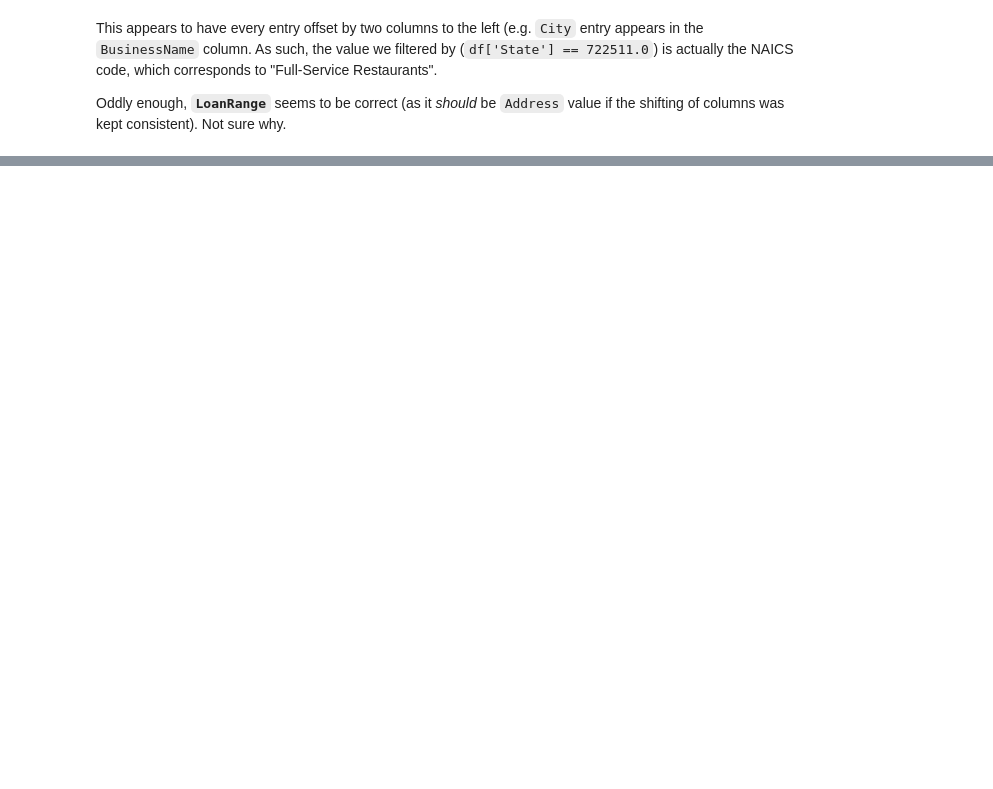
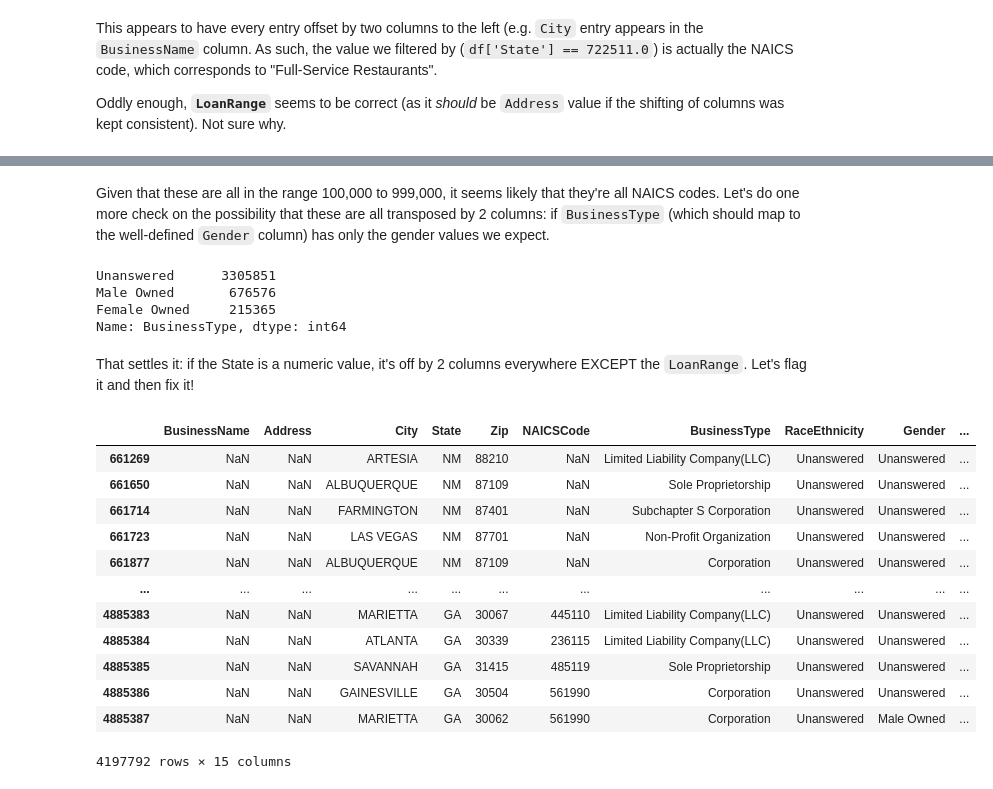
Before and after one commit to jomo06/CARES, a Jupyter notebook: python/notebooks/1.0-DWRM-EDA.ipynb, the cells around one changed output, grey strips where cells are left out. Drawn from its saved outputs; the diff is of its cells as text; code cells hidden in the pictures; blank space fills up the shorter version.

```diff
--- a/python/notebooks/1.0-DWRM-EDA.ipynb
+++ b/python/notebooks/1.0-DWRM-EDA.ipynb
@@ -332,0 +359,4 @@ Oddly enough, **`LoanRange`** seems to be correct (as it *should* be `Address` v
+# %%
+# Are all of the numeric entries in the 1E5 scale?
+only_numeric_states = df[df['State'].apply(np.isreal)]
+print(f"There are {len(only_numeric_states) / len(df)}% of loans with a numeric State value")
@@ -332,0 +383,28 @@ Oddly enough, **`LoanRange`** seems to be correct (as it *should* be `Address` v
+# %% [markdown]
+Given that these are all in the range 100,000 to 999,000, it seems likely that they're all NAICS codes. Let's do one more check on the possibility that these are all transposed by 2 columns: if `BusinessType` (which should map to the well-defined `Gender` column) has only the gender values we expect.
+# %%
+only_numeric_states['BusinessType'].value_counts()
+# %% [output]
+Unanswered      3305851
+Male Owned       676576
+Female Owned     215365
+Name: BusinessType, dtype: int64
+# %% [markdown]
+That settles it: if the State is a numeric value, it's off by 2 columns everywhere EXCEPT the `LoanRange`. Let's flag it and then fix it!
+# %%
+# Shift columns that need it
+df.loc[only_numeric_states.index, df.columns.drop('LoanRange')].shift(periods=2, axis='columns')
+# %% [output]
+|  | BusinessName | Address | City | State | Zip | NAICSCode | BusinessType | RaceEthnicity | Gender | ... |
+| 661269 | NaN | NaN | ARTESIA | NM | 88210 | NaN | Limited Liability Company(LLC) | Unanswered | Unanswered | ... |
+| 661650 | NaN | NaN | ALBUQUERQUE | NM | 87109 | NaN | Sole Proprietorship | Unanswered | Unanswered | ... |
+| 661714 | NaN | NaN | FARMINGTON | NM | 87401 | NaN | Subchapter S Corporation | Unanswered | Unanswered | ... |
+| 661723 | NaN | NaN | LAS VEGAS | NM | 87701 | NaN | Non-Profit Organization | Unanswered | Unanswered | ... |
+| 661877 | NaN | NaN | ALBUQUERQUE | NM | 87109 | NaN | Corporation | Unanswered | Unanswered | ... |
+| ... | ... | ... | ... | ... | ... | ... | ... | ... | ... | ... |
+| 4885383 | NaN | NaN | MARIETTA | GA | 30067 | 445110 | Limited Liability Company(LLC) | Unanswered | Unanswered | ... |
+| 4885384 | NaN | NaN | ATLANTA | GA | 30339 | 236115 | Limited Liability Company(LLC) | Unanswered | Unanswered | ... |
+| 4885385 | NaN | NaN | SAVANNAH | GA | 31415 | 485119 | Sole Proprietorship | Unanswered | Unanswered | ... |
+| 4885386 | NaN | NaN | GAINESVILLE | GA | 30504 | 561990 | Corporation | Unanswered | Unanswered | ... |
+| 4885387 | NaN | NaN | MARIETTA | GA | 30062 | 561990 | Corporation | Unanswered | Male Owned | ... |
+4197792 rows × 15 columns
```
Also changed, not shown: parts of 16 cells of this notebook, 8 other files.
